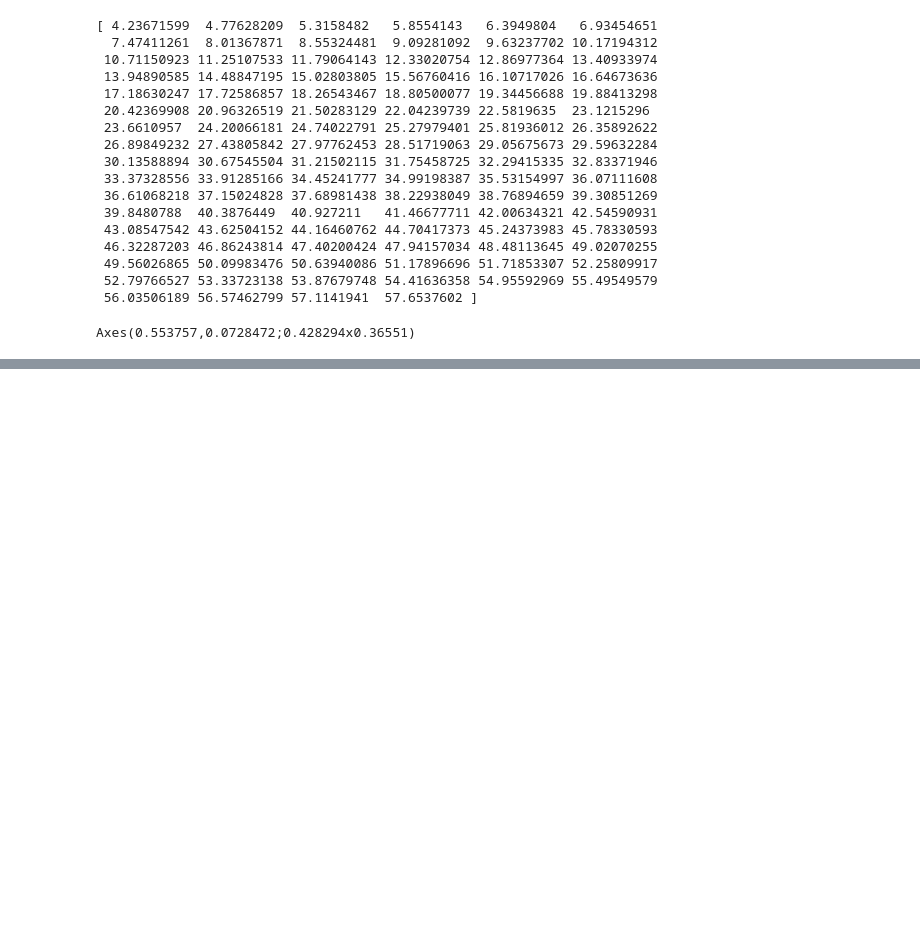
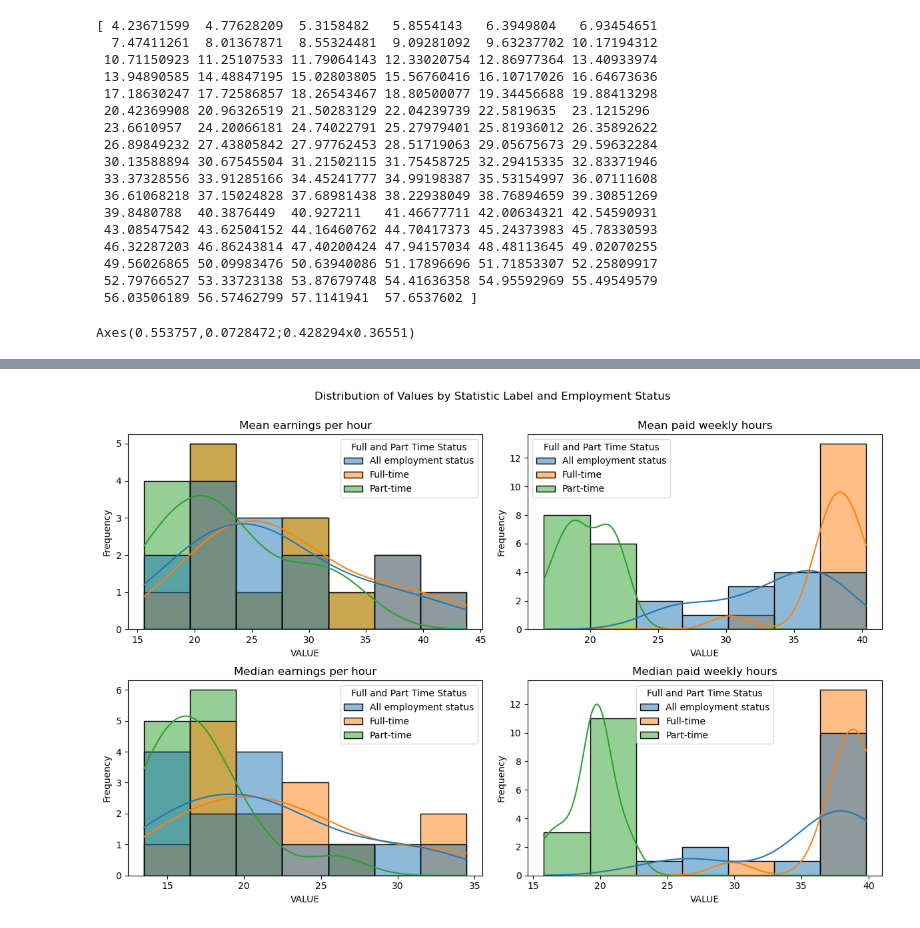
Before and after one commit to SyedAsadAilia110/CA1, a Jupyter notebook: CA01 - Coding New.ipynb, the cells around one changed output, grey strips where cells are left out. Cells and saved outputs as stored; diff of their text form; code cells hidden in the pictures; blank space fills up the shorter version.

```diff
--- a/CA01 - Coding New.ipynb
+++ b/CA01 - Coding New.ipynb
@@ -247,0 +284,3 @@ Axes(0.553757,0.0728472;0.428294x0.36551)
+# %%
+data = data.drop(columns=['Year'])
+data
@@ -247,0 +301,23 @@ Axes(0.553757,0.0728472;0.428294x0.36551)
+# %%
+# Filter the DataFrame for the four unique combinations of 'Statistic Label'
+unique_stat_labels = data['Statistic Label'].unique()
+
+# Create subplots
+fig, axes = plt.subplots(2, 2, figsize=(12, 8))
+fig.suptitle('Distribution of Values by Statistic Label and Employment Status')
+
+for i, label in enumerate(unique_stat_labels):
+    row, col = divmod(i, 2)
+    ax = axes[row, col]
+
+    sns.histplot(data=data[data['Statistic Label'] == label],x='VALUE',hue='Full and Part Time Status',ax=ax,kde=True)
+
+    ax.set_title(label)
+    ax.set_xlabel('VALUE')
+    ax.set_ylabel('Frequency')
+
+plt.tight_layout()
+plt.subplots_adjust(top=0.9)
+plt.show()
+# %% [output]
+[figure, added]
```
Also changed, not shown: parts of 6 cells of this notebook.
